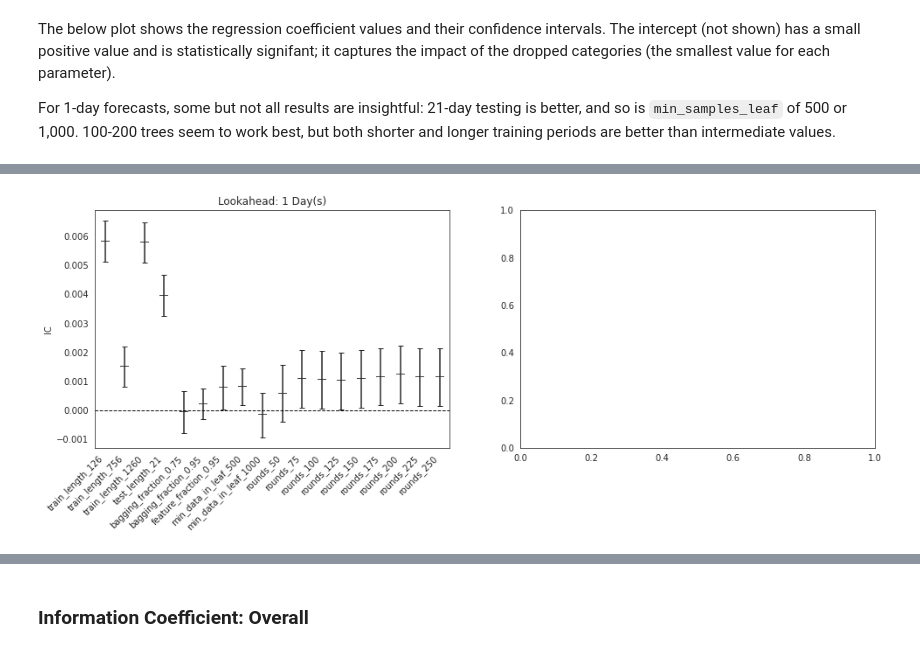
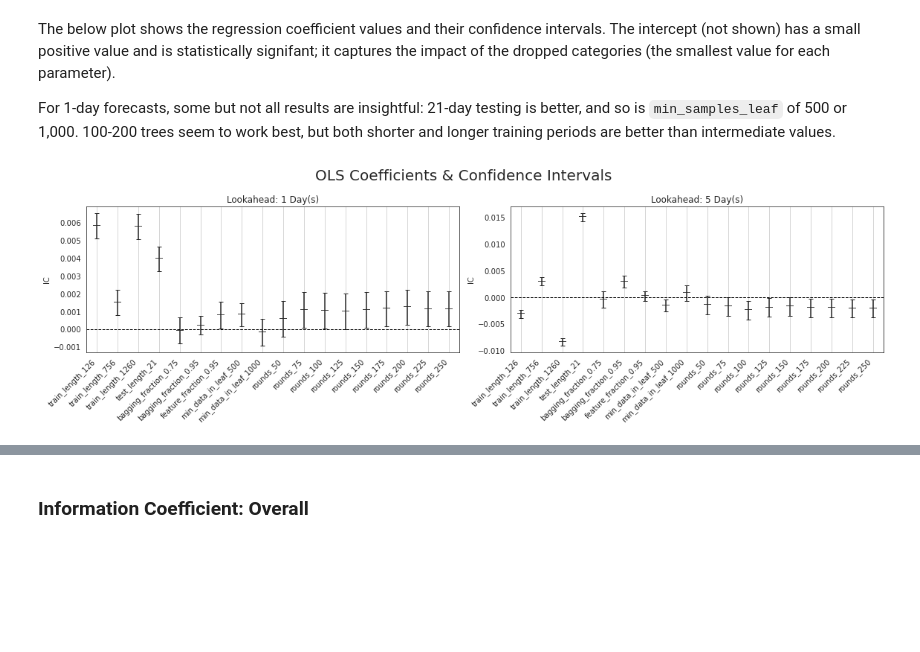
Before and after one commit to lbk209/random_forests, a Jupyter notebook: 02_random_forest_return_signals.ipynb, the cells around one changed output, grey strips where cells are left out. Saved outputs shown, nothing was run; the diff lists cells and outputs as text; code cells hidden in the pictures; blank space fills up the shorter version.

```diff
--- a/02_random_forest_return_signals.ipynb
+++ b/02_random_forest_return_signals.ipynb
@@ -808,8 +832,8 @@ time: 429 ms (started: 2021-04-28 22:25:25 +00:00)
 To get a better idea of how the various CV parameters impact the forecast quality, we can run a linear regression with the daily IC as outcome and the one-hot encoded hyperparameters as inputs:
 # %%
 lin_reg = {}
-#for t in [1, 5]:
-for t in [1]: # testing
+for t in [1, 5]:
+#for t in [1]: # testing
     df_ = daily_ic_avg[(daily_ic_avg.t==t)&(daily_ic_avg.rounds<=250)].dropna()
     y, X = df_.ic, df_.drop(['ic', 't'], axis=1)
     X = sm.add_constant(pd.get_dummies(X, columns=X.columns, drop_first=True))
@@ -850,12 +874,14 @@ For 1-day forecasts, some but not all results are insightful: 21-day testing is
 # %%
 with sns.axes_style('white'):
     fig, axes = plt.subplots(nrows=1, ncols=2, figsize=(16, 5))
     axes = axes.flatten()
     for i, t in enumerate([1, 5]):
         visualize_lr_result(lin_reg[t], axes[i])
         axes[i].set_title(f'Lookahead: {t} Day(s)')
         axes[i].set_xticklabels(axes[i].get_xticklabels(), rotation = 45, ha="right")
+        axes[i].grid(axis='x')
     fig.suptitle('OLS Coefficients & Confidence Intervals', fontsize=20)
     fig.tight_layout()
     fig.subplots_adjust(top=.84)
 # %% [output]
+[figure, new version]
@@ -863 +888,0 @@ KeyError: 5
-[figure, old version]
```
Also changed, not shown: parts of 62 cells of this notebook, 2 other files.
